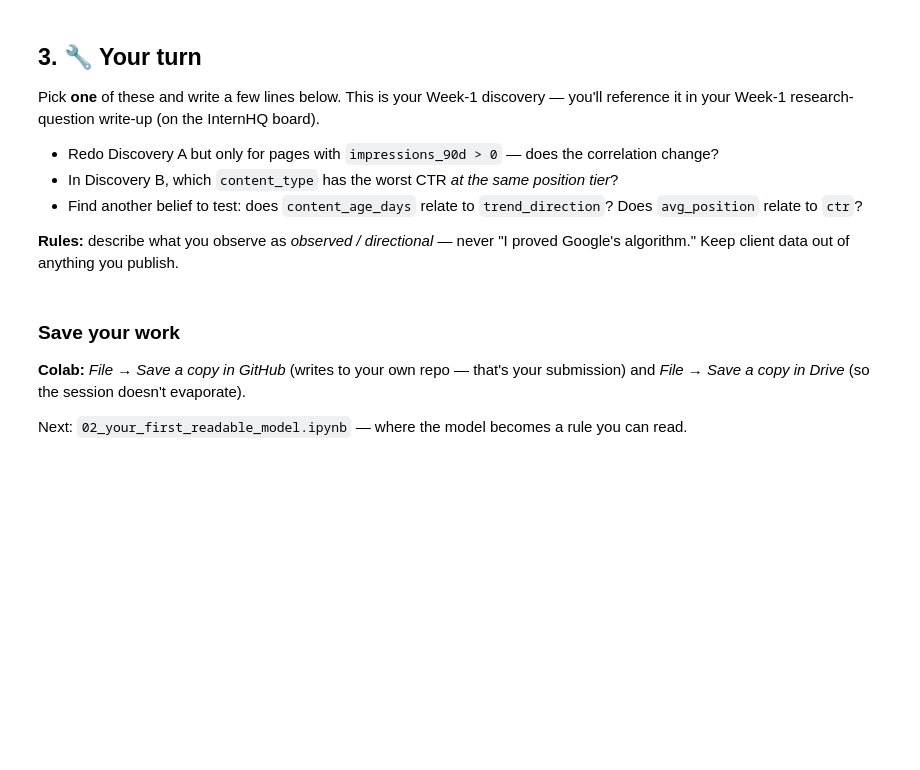
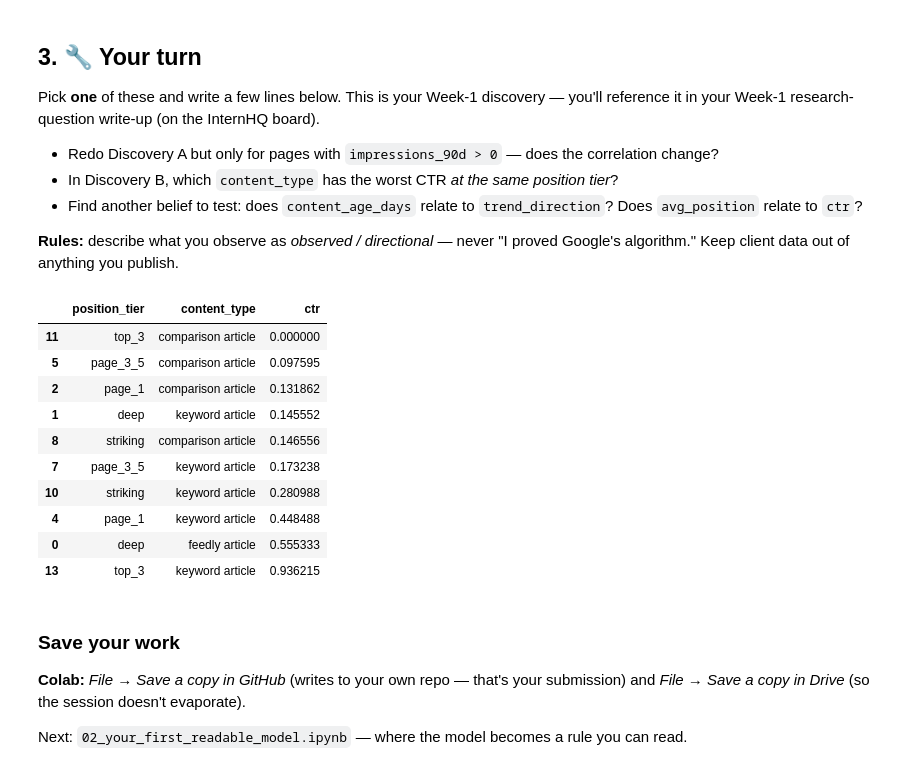
Before and after one commit to wajeehaqaisar/flyrank-ml-internship-starter, a Jupyter notebook: notebooks/01_first_look_and_discovery.ipynb, the cells around one changed output. Drawn from its saved outputs; the diff is of its cells as text; code cells hidden in the pictures; blank space fills up the shorter version.

Commit message:
WEEK 1 DISCOVERY

```diff
--- a/notebooks/01_first_look_and_discovery.ipynb
+++ b/notebooks/01_first_look_and_discovery.ipynb
@@ -99,6 +153,24 @@ Pick **one** of these and write a few lines below. This is your Week-1 discovery
 **Rules:** describe what you observe as *observed / directional* — never "I proved Google's algorithm." Keep client data out of anything you publish.
 # %%
 # Your discovery here
+# My Discovery: I observed that comparison articles have the lowest CTR even when they are in the top_3 positions.
+# It looks like content type matters a lot, not just position.
+worst_ctr = df.groupby(['position_tier','content_type'])['ctr'].mean().reset_index()
+worst_ctr.sort_values('ctr').head(10)
+worst_ctr = df.groupby(['position_tier','content_type'])['ctr'].mean().reset_index()
+worst_ctr.sort_values('ctr').head(10)
+# %% [output]
+|  | position_tier | content_type | ctr |
+| 11 | top_3 | comparison article | 0.000000 |
+| 5 | page_3_5 | comparison article | 0.097595 |
+| 2 | page_1 | comparison article | 0.131862 |
+| 1 | deep | keyword article | 0.145552 |
+| 8 | striking | comparison article | 0.146556 |
+| 7 | page_3_5 | keyword article | 0.173238 |
+| 10 | striking | keyword article | 0.280988 |
+| 4 | page_1 | keyword article | 0.448488 |
+| 0 | deep | feedly article | 0.555333 |
+| 13 | top_3 | keyword article | 0.936215 |
 # %% [markdown]
 ### Save your work
 **Colab:** *File → Save a copy in GitHub* (writes to your own repo — that's your submission) and *File → Save a copy in Drive* (so the session doesn't evaporate).
```
Also changed, not shown: parts of 7 cells of this notebook.
